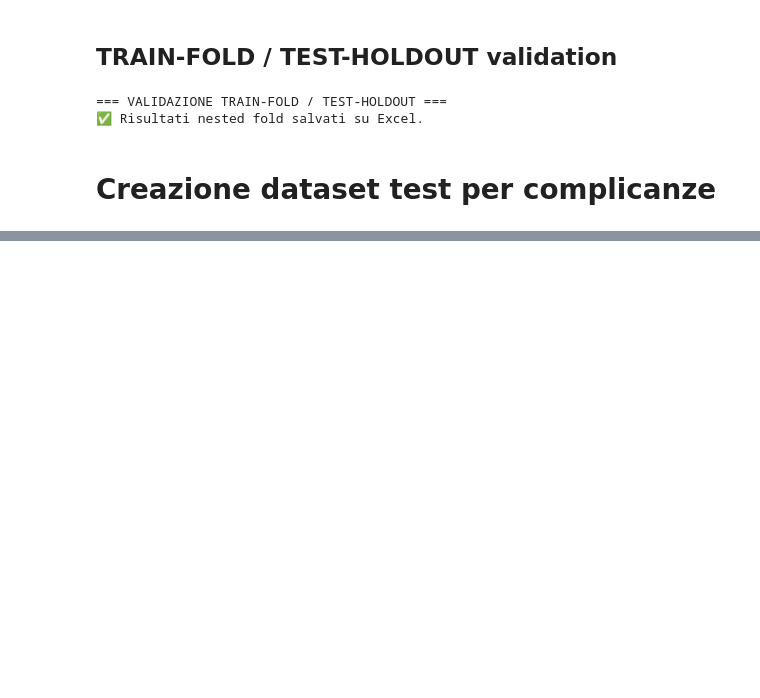
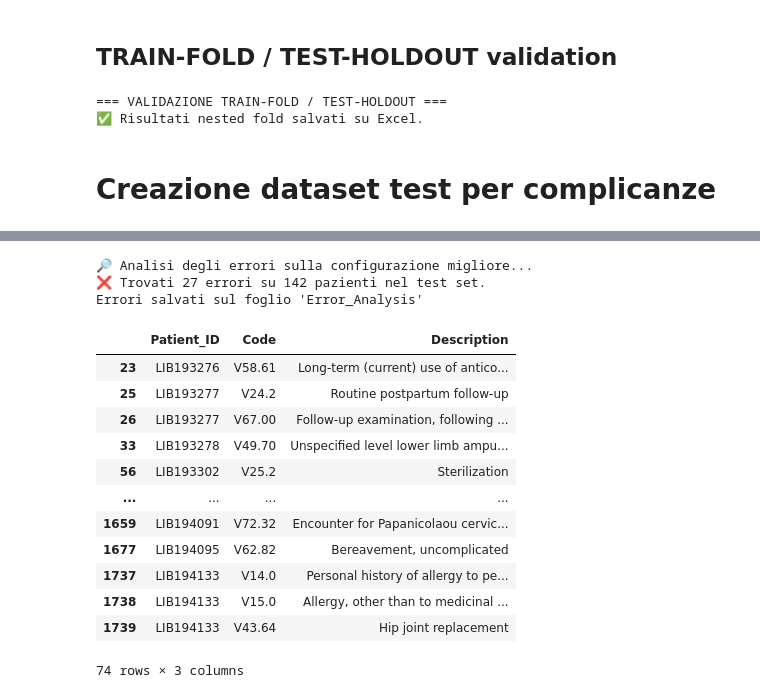
Before and after one commit to MatteoAv/AnalisiDatasetDiabete, a Jupyter notebook: Random Forest.ipynb, the cells around one changed output, grey strips where cells are left out. Saved outputs shown, nothing was run; the diff lists cells and outputs as text; code cells hidden in the pictures; blank space fills up the shorter version.

```diff
--- a/Random Forest.ipynb
+++ b/Random Forest.ipynb
@@ -382,0 +560,58 @@ Suddivisione completata:
+# %%
+print("\n🔎 Analisi degli errori sulla configurazione migliore...")
+
+# Ricrea il classificatore con i parametri migliori
+n_estimators_best, max_depth_best = best_config
+clf_best = RandomForestClassifier(n_estimators=n_estimators_best, max_depth=max_depth_best, random_state=42)
+clf_best.fit(X_train, y_train)  # Allena sul full train
+
+# Predizione su X_test
+y_pred_best = clf_best.predict(X_test)
+
+# Crea DataFrame con gli errori
+df_resoults = pd.DataFrame({
+    'Patient_ID': test_patients1,
+    'True_Label': y_test,
+    'Predicted_Label': y_pred_best
+})
+df_resoults['Errore'] = df_resoults['True_Label'] != df_resoults['Predicted_Label']
+
+# Filtra solo gli errori
+df_errors_only = df_resoults[df_resoults['Errore'] == True].copy()
+
+diagnosi = pd.read_csv("Excel/Diagnostics.csv")
+
+df_errors_only = df_errors_only.merge(diagnosi, on="Patient_ID", how="inner")
+
+df_errors_only = df_errors_only.drop(columns=['True_Label', 'Predicted_Label', 'Errore'])
+
+df_errors_only = df_errors_only.sort_values(['Code'])
+
+print(f"❌ Trovati {len(df_errors_only)} errori su {len(df_resoults)} pazienti nel test set.")
+
+# Salva su Excel
+with pd.ExcelWriter(excel_path, engine='openpyxl', mode='a', if_sheet_exists='overlay') as writer:
+    df_errors_only.to_excel(writer, sheet_name='Error_Analysis', index=False)
+
+print("Errori salvati sul foglio 'Error_Analysis'")
+# %% [output]
+🔎 Analisi degli errori sulla configurazione migliore...
+❌ Trovati 27 errori su 142 pazienti nel test set.
+Errori salvati sul foglio 'Error_Analysis'
+# %%
+diagnosi_filtrato = diagnosi[diagnosi["Code"].str.startswith("V")]
+diagnosi_filtrato
+# %% [output]
+|  | Patient_ID | Code | Description |
+| 23 | LIB193276 | V58.61 | Long-term (current) use of antico... |
+| 25 | LIB193277 | V24.2 | Routine postpartum follow-up |
+| 26 | LIB193277 | V67.00 | Follow-up examination, following ... |
+| 33 | LIB193278 | V49.70 | Unspecified level lower limb ampu... |
+| 56 | LIB193302 | V25.2 | Sterilization |
+| ... | ... | ... | ... |
+| 1659 | LIB194091 | V72.32 | Encounter for Papanicolaou cervic... |
+| 1677 | LIB194095 | V62.82 | Bereavement, uncomplicated |
+| 1737 | LIB194133 | V14.0 | Personal history of allergy to pe... |
+| 1738 | LIB194133 | V15.0 | Allergy, other than to medicinal ... |
+| 1739 | LIB194133 | V43.64 | Hip joint replacement |
+74 rows × 3 columns
```
Also changed, not shown: parts of 6 cells of this notebook, 3 other files.
